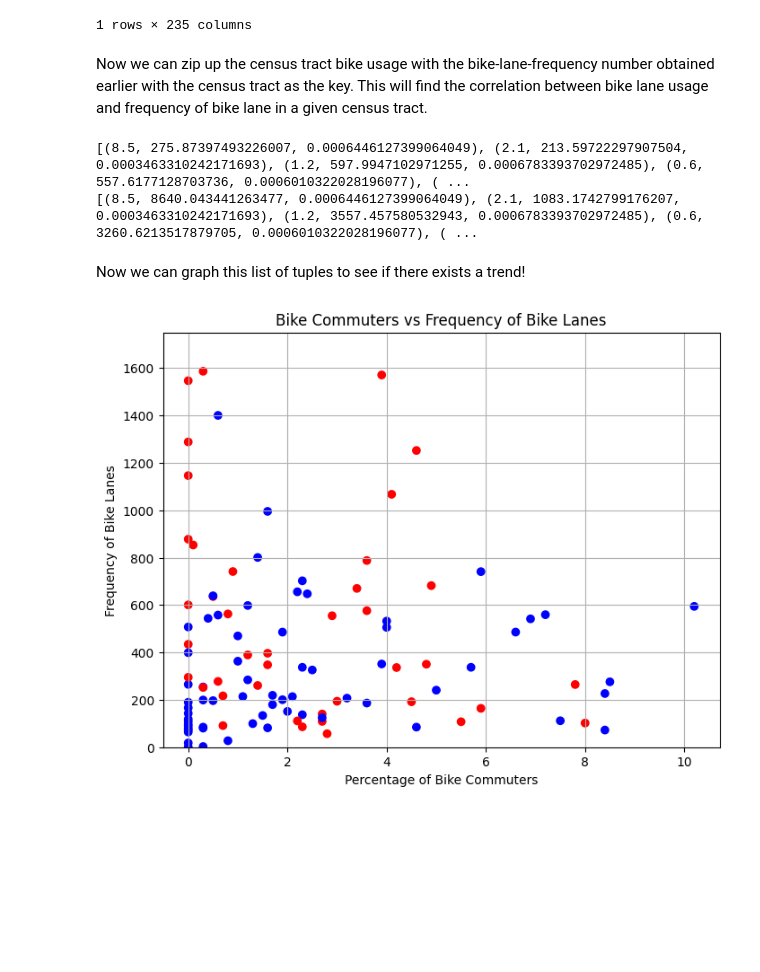
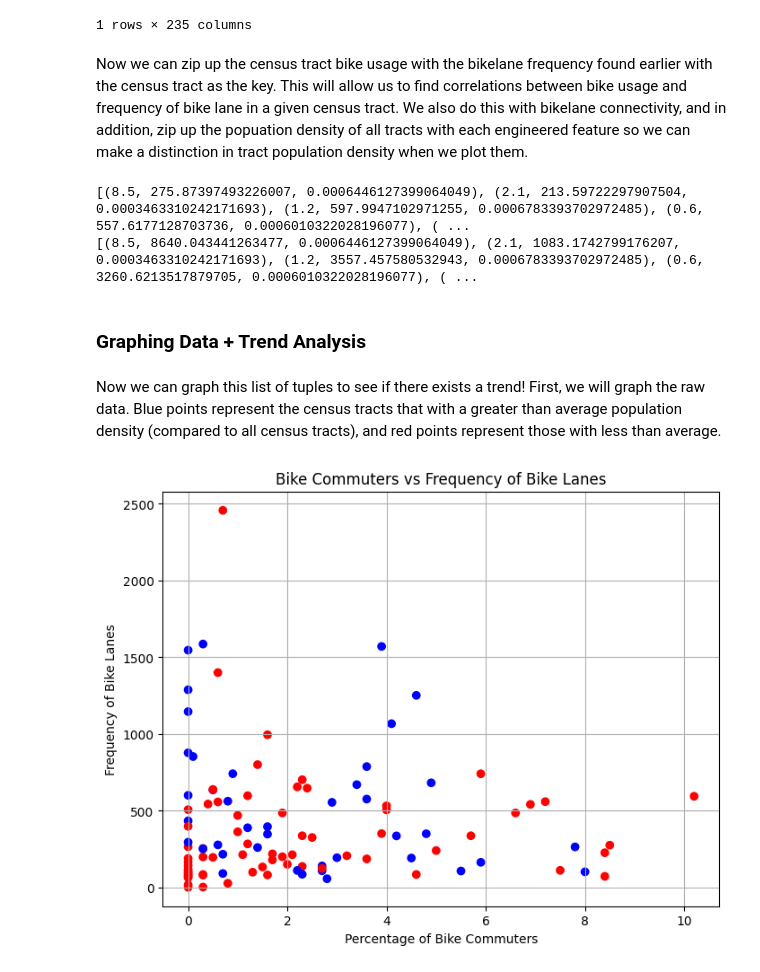
Before and after one commit to BU-CS210A-S23/ds-livable-streets-infra, a Jupyter notebook: sp24-team-c/deliverables/bikelane applied/mid-sem-report.ipynb, the cells around one changed output. Drawn from its saved outputs; the diff is of its cells as text; code cells hidden in the pictures; blank space fills up the shorter version.

```diff
--- a/sp24-team-c/deliverables/bikelane applied/mid-sem-report.ipynb
+++ b/sp24-team-c/deliverables/bikelane applied/mid-sem-report.ipynb
@@ -3,5 +7,6 @@ First, we will take the BikeLane GeoJSON (2023) and grab the coordinates of each
 # %%
 import geopandas as gpd
+import numpy as np
 
 df = gpd.read_file('Existing_Bike_Network_2023.geojson')
 # print(df.geometry.iloc[0].coords[0][0])
@@ -15,7 +20,7 @@ weights['CFBL'] = 3 # contraflow bike lane
 weights['SBL'] = 5 # separated bike lane
 weights['SBLBL'] = 3 # one separated bike lane, one painted bike lane
 weights['SBLSL'] = 3 # one separated bike lane, one painted shared lane
-weights['CFSBL'] = 4 # separated contraflow lane
+weights['CFSBL'] = 5 # separated contraflow lane
 weights['SLM'] = 1 # shared bus/bike lane
 weights['SLMTC'] = 2 # calmed street shared bike lane
 weights['PED'] = 4 # pedestrian plaza (allows bikes)
@@ -254,7 +258,7 @@ census_pop.head()
 | 1 | 1,734 | 3,979 | 4,375 | 3,892 | 2,719 | 3,231 | 4,898 | 3,795 | 5,382 | 2,099 | ... | ... |
 1 rows × 235 columns
 # %% [markdown]
-Now we can zip up the census tract bike usage with the bike-lane-frequency number obtained earlier with the census tract as the key. This will find the correlation between bike lane usage and frequency of bike lane in a given census tract.
+Now we can zip up the census tract bike usage with the bikelane frequency found earlier with the census tract as the key. This will allow us to find correlations between bike usage and frequency of bike lane in a given census tract. We also do this with bikelane connectivity, and in addition, zip up the popuation density of all tracts with each engineered feature so we can make a distinction in tract population density when we plot them.
 # %%
 frequency_trend = []
 
@@ -294,24 +298,25 @@ print(connectivity_trend)
 # %% [output]
 [(8.5, 275.87397493226007, 0.0006446127399064049), (2.1, 213.59722297907504, 0.0003463310242171693), (1.2, 597.9947102971255, 0.0006783393702972485), (0.6, 557.6177128703736, 0.0006010322028196077), ( ...
 [(8.5, 8640.043441263477, 0.0006446127399064049), (2.1, 1083.1742799176207, 0.0003463310242171693), (1.2, 3557.457580532943, 0.0006783393702972485), (0.6, 3260.6213517879705, 0.0006010322028196077), ( ...
+# %% [markdown]
+### Graphing Data + Trend Analysis
 # %% [markdown]
-Now we can graph this list of tuples to see if there exists a trend!
+Now we can graph this list of tuples to see if there exists a trend! First, we will graph the raw data. Blue points represent the census tracts that with a greater than average population density (compared to all census tracts), and red points represent those with less than average.
 # %%
 import matplotlib.pyplot as plt
 
 bike_usage = [item[0] for item in frequency_trend]  # percentage of bike commuters
 lane_freq = [item[1] for item in frequency_trend]  # freq of bike lanes
-pop_density = [item[2] for item in frequency_trend]
-colors = ['red' if i > mean_pop_density else 'blue' for i in pop_density]
-
+pop_density = [item[2] for item in frequency_trend] # population density
+colors = ['blue' if i > mean_pop_density else 'red' for i in pop_density]
 
 plt.figure(figsize=(8, 6))
 plt.scatter(bike_usage, lane_freq, c=colors, marker='o')
-plt.ylim(0, 1750)
+# plt.ylim(0, 1750)
 plt.xlabel('Percentage of Bike Commuters')
 plt.ylabel('Frequency of Bike Lanes')
 plt.title('Bike Commuters vs Frequency of Bike Lanes')
 plt.grid(True)
 plt.show()
 # %% [output]
-[figure, old version]
+[figure, new version]
```
Also changed, not shown: parts of 27 cells of this notebook.
